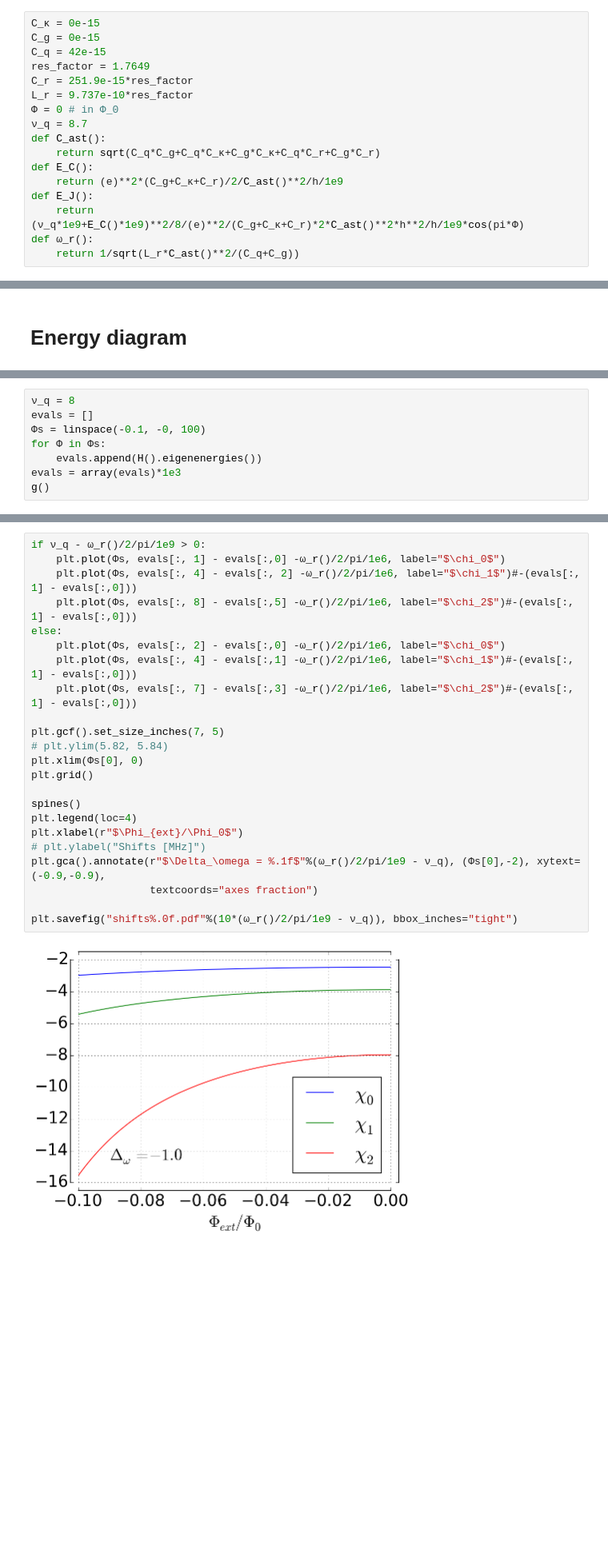
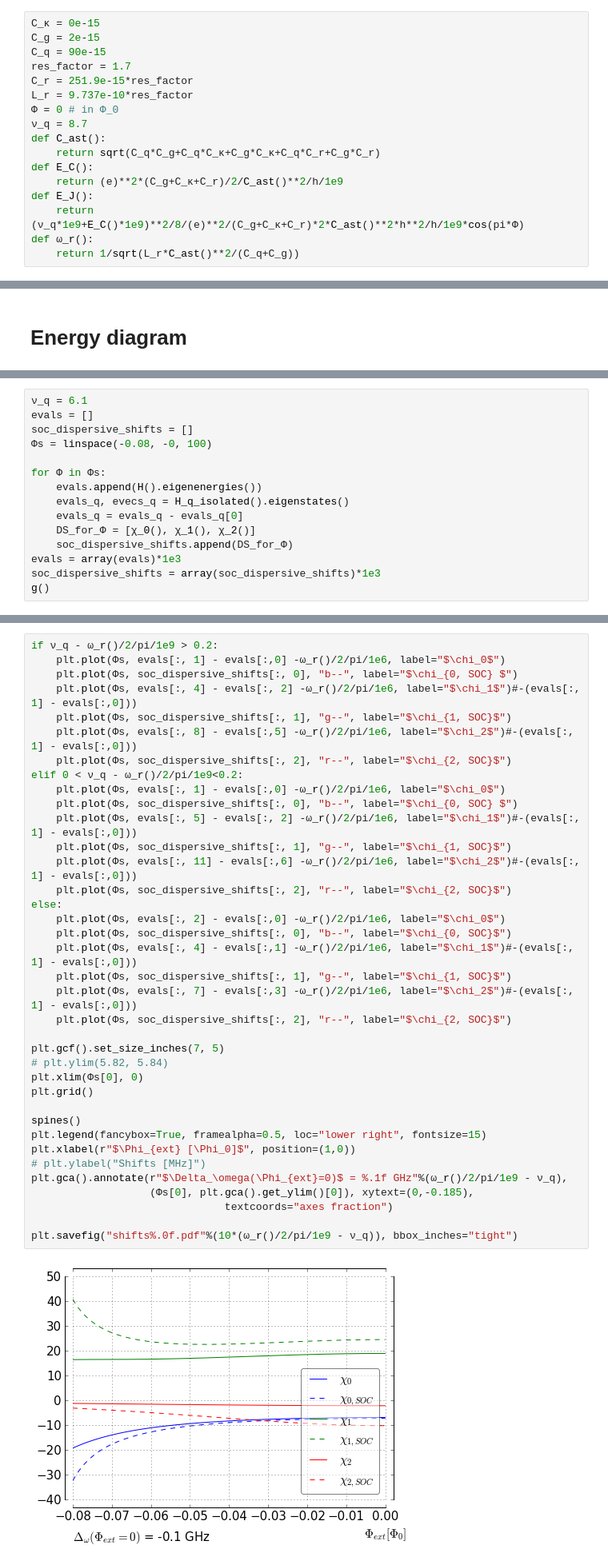
Before and after one commit to vdrhtc/Xmons, a Jupyter notebook: Qutip/CPB cQED.ipynb, the cells around one changed output, grey strips where cells are left out. Shown: that part at 80% size. Cells and saved outputs as stored; diff of their text form; blank space fills up the shorter version.

```diff
--- a/Qutip/CPB cQED.ipynb
+++ b/Qutip/CPB cQED.ipynb
@@ -33,9 +33,9 @@ font = {"size":17}
 matplotlib.rc("font", **font)
 # %%
 C_κ = 0e-15
-C_g = 0e-15
-C_q = 42e-15
-res_factor = 1.7649
+C_g = 2e-15
+C_q = 90e-15
+res_factor = 1.7
 C_r = 251.9e-15*res_factor
 L_r = 9.737e-10*res_factor
 Φ = 0 # in Φ_0
@@ -181,9 +182,16 @@ plt.savefig("diagram_q<r.pdf", format="pdf")
 # %%
-ν_q = 8
+ν_q = 6.1
 evals = []
-Φs = linspace(-0.1, -0, 100)
+soc_dispersive_shifts = []
+Φs = linspace(-0.08, -0, 100)
+
 for Φ in Φs:
     evals.append(H().eigenenergies())
+    evals_q, evecs_q = H_q_isolated().eigenstates()
+    evals_q = evals_q - evals_q[0]
+    DS_for_Φ = [χ_0(), χ_1(), χ_2()]
+    soc_dispersive_shifts.append(DS_for_Φ)
 evals = array(evals)*1e3
+soc_dispersive_shifts = array(soc_dispersive_shifts)*1e3
 g()
 # %% [output]
@@ -201,28 +209,42 @@ plt.grid()
 # %%
-if ν_q - ω_r()/2/pi/1e9 > 0:
+if ν_q - ω_r()/2/pi/1e9 > 0.2:
     plt.plot(Φs, evals[:, 1] - evals[:,0] -ω_r()/2/pi/1e6, label="$\chi_0$")
+    plt.plot(Φs, soc_dispersive_shifts[:, 0], "b--", label="$\chi_{0, SOC} $")
     plt.plot(Φs, evals[:, 4] - evals[:, 2] -ω_r()/2/pi/1e6, label="$\chi_1$")#-(evals[:, 1] - evals[:,0]))
+    plt.plot(Φs, soc_dispersive_shifts[:, 1], "g--", label="$\chi_{1, SOC}$")
     plt.plot(Φs, evals[:, 8] - evals[:,5] -ω_r()/2/pi/1e6, label="$\chi_2$")#-(evals[:, 1] - evals[:,0]))
+    plt.plot(Φs, soc_dispersive_shifts[:, 2], "r--", label="$\chi_{2, SOC}$")
+elif 0 < ν_q - ω_r()/2/pi/1e9<0.2:
+    plt.plot(Φs, evals[:, 1] - evals[:,0] -ω_r()/2/pi/1e6, label="$\chi_0$")
+    plt.plot(Φs, soc_dispersive_shifts[:, 0], "b--", label="$\chi_{0, SOC} $")
+    plt.plot(Φs, evals[:, 5] - evals[:, 2] -ω_r()/2/pi/1e6, label="$\chi_1$")#-(evals[:, 1] - evals[:,0]))
+    plt.plot(Φs, soc_dispersive_shifts[:, 1], "g--", label="$\chi_{1, SOC}$")
+    plt.plot(Φs, evals[:, 11] - evals[:,6] -ω_r()/2/pi/1e6, label="$\chi_2$")#-(evals[:, 1] - evals[:,0]))
+    plt.plot(Φs, soc_dispersive_shifts[:, 2], "r--", label="$\chi_{2, SOC}$")
 else:
     plt.plot(Φs, evals[:, 2] - evals[:,0] -ω_r()/2/pi/1e6, label="$\chi_0$")
+    plt.plot(Φs, soc_dispersive_shifts[:, 0], "b--", label="$\chi_{0, SOC}$")
     plt.plot(Φs, evals[:, 4] - evals[:,1] -ω_r()/2/pi/1e6, label="$\chi_1$")#-(evals[:, 1] - evals[:,0]))
+    plt.plot(Φs, soc_dispersive_shifts[:, 1], "g--", label="$\chi_{1, SOC}$")
     plt.plot(Φs, evals[:, 7] - evals[:,3] -ω_r()/2/pi/1e6, label="$\chi_2$")#-(evals[:, 1] - evals[:,0]))
+    plt.plot(Φs, soc_dispersive_shifts[:, 2], "r--", label="$\chi_{2, SOC}$")
 
 plt.gcf().set_size_inches(7, 5)
 # plt.ylim(5.82, 5.84)
 plt.xlim(Φs[0], 0)
 plt.grid()
 
 spines()
-plt.legend(loc=4)
-plt.xlabel(r"$\Phi_{ext}/\Phi_0$")
+plt.legend(fancybox=True, framealpha=0.5, loc="lower right", fontsize=15)
+plt.xlabel(r"$\Phi_{ext} [\Phi_0]$", position=(1,0))
 # plt.ylabel("Shifts [MHz]")
-plt.gca().annotate(r"$\Delta_\omega = %.1f$"%(ω_r()/2/pi/1e9 - ν_q), (Φs[0],-2), xytext=(-0.9,-0.9),
-                   textcoords="axes fraction")
+plt.gca().annotate(r"$\Delta_\omega(\Phi_{ext}=0)$ = %.1f GHz"%(ω_r()/2/pi/1e9 - ν_q),
+                   (Φs[0], plt.gca().get_ylim()[0]), xytext=(0,-0.185),
+                               textcoords="axes fraction")
 
 plt.savefig("shifts%.0f.pdf"%(10*(ω_r()/2/pi/1e9 - ν_q)), bbox_inches="tight")
 # %% [output]
-[figure, old version]
+[figure, new version]
 # %% [markdown]
 # Perturbation theory
 # %%
```
Also changed, not shown: parts of 24 cells of this notebook, 15 other files.
